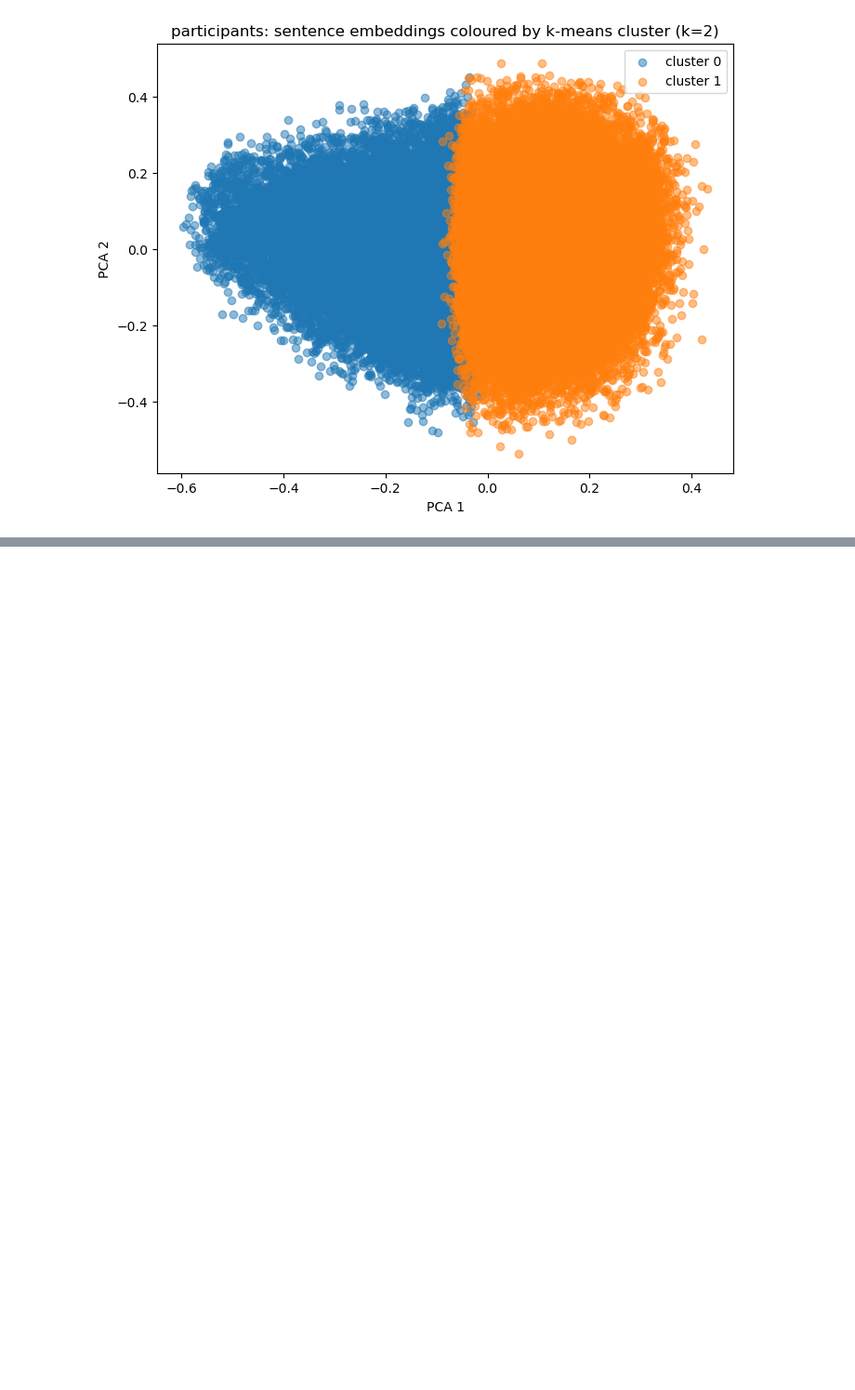
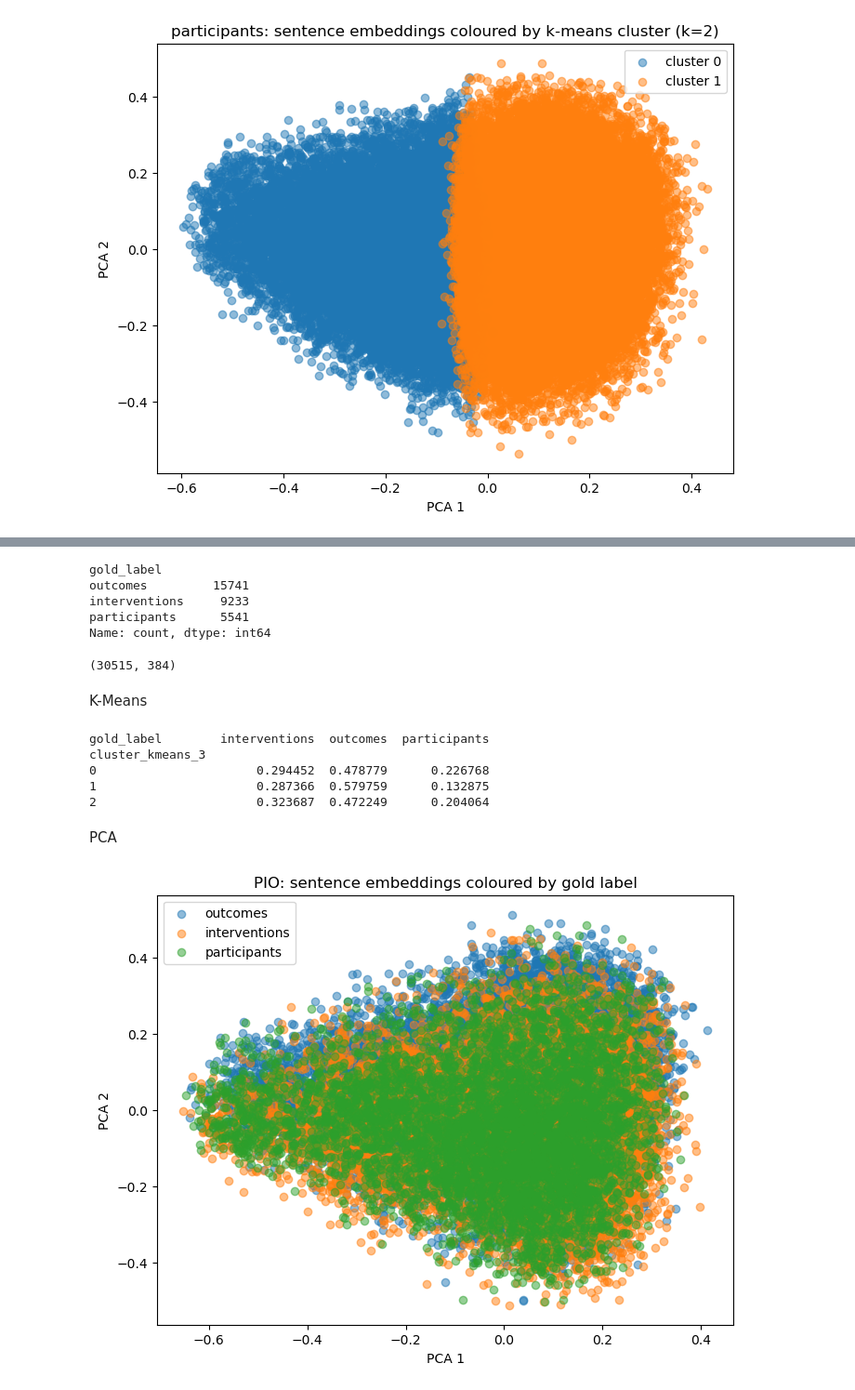
Before and after one commit to Blacknomizi/IATA-Coursework-Group2, a Jupyter notebook: notebook/01_clustering_analysis.ipynb, the cells around one changed output, grey strips where cells are left out. Shown at 93% size. Cells and saved outputs as stored; diff of their text form; code cells hidden in the pictures; blank space fills up the shorter version.

```diff
--- a/notebook/01_clustering_analysis.ipynb
+++ b/notebook/01_clustering_analysis.ipynb
@@ -832,0 +991,49 @@ cluster_hac
+# %%
+#also removed "other"
+df_sent_pio_3 = df_sent_pio_clean[df_sent_pio_clean["gold_label"].isin(
+    ["participants", "interventions", "outcomes"]
+)].copy()
+
+print(df_sent_pio_3["gold_label"].value_counts())
+# %% [output]
+gold_label
+outcomes         15741
+interventions     9233
+participants      5541
+Name: count, dtype: int64
+# %%
+#get the embedding
+X_pio, _ = compute_sentence_embeddings(df_sent_pio_3)
+print(X_pio.shape)
+# %% [output]
+(30515, 384)
+# %% [markdown]
+K-Means
+# %%
+kmeans_pio = KMeans(n_clusters=3, random_state=26, n_init=10)
+df_sent_pio_3["cluster_kmeans_3"] = kmeans_pio.fit_predict(X_pio)
+
+summary_pio = pd.crosstab(
+    df_sent_pio_3["cluster_kmeans_3"],
+    df_sent_pio_3["gold_label"],
+    normalize="index"
+)
+
+print(summary_pio)
+# %% [output]
+gold_label        interventions  outcomes  participants
+cluster_kmeans_3
+0                      0.294452  0.478779      0.226768
+1                      0.287366  0.579759      0.132875
+2                      0.323687  0.472249      0.204064
+# %% [markdown]
+PCA
+# %%
+df_sent_pio_3, pca_model_pio = add_pca_coordinates(df_sent_pio_3, X_pio)
+# %%
+plot_by_gold_label(
+    df_sent_pio_3,
+    title="PIO: sentence embeddings coloured by gold label"
+)
+# %% [output]
+[figure, added]
```
Also changed, not shown: parts of 28 cells of this notebook.
